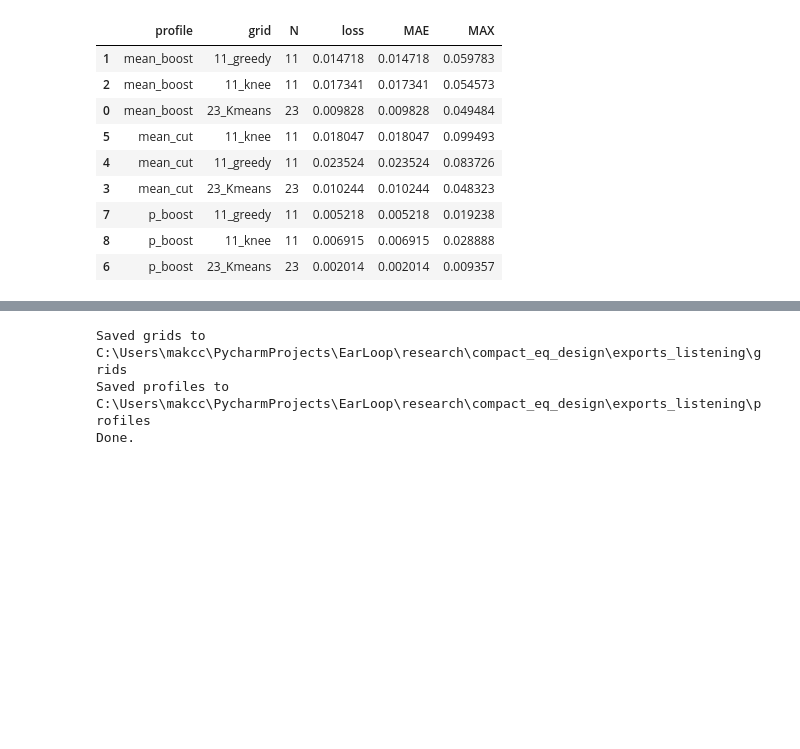
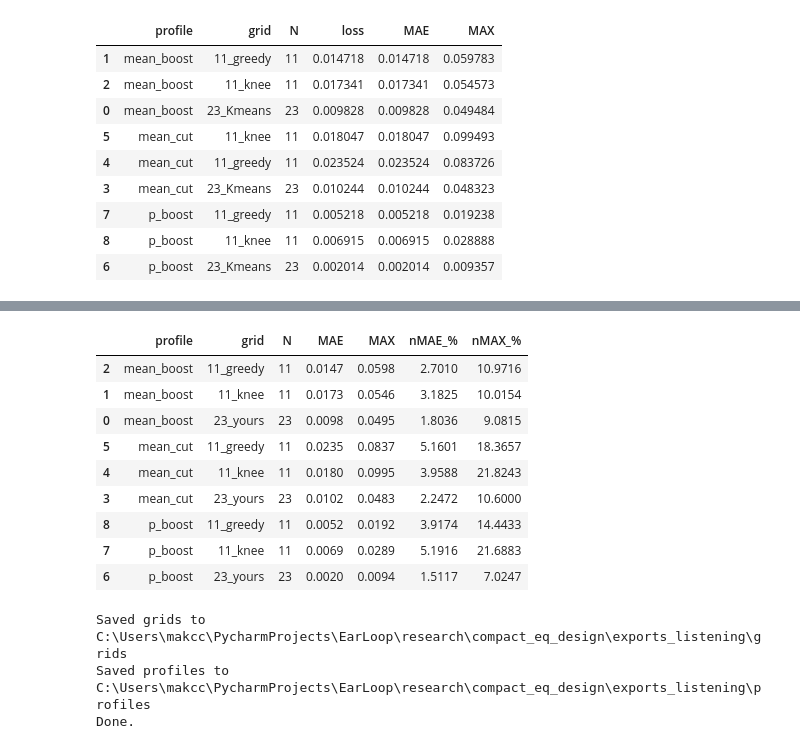
Before and after one commit to Parcart/EarLoop, a Jupyter notebook: research/compact_eq_design/compact_eq_design.ipynb, the cells around one changed output, grey strips where cells are left out. Drawn from its saved outputs; the diff is of its cells as text; code cells hidden in the pictures; blank space fills up the shorter version.

```diff
--- a/research/compact_eq_design/compact_eq_design.ipynb
+++ b/research/compact_eq_design/compact_eq_design.ipynb
@@ -1501,4 +1560,20 @@ print("Saved:", (OUT / "roundtrip_40_23_11_compare.csv").resolve())
 Saved: C:\Users\makcc\PycharmProjects\EarLoop\research\compact_eq_design\robustness_out\roundtrip_40_23_11_compare.csv
+# %%
+keep_cols = ["profile","grid","N","MAE","MAX","nMAE_%","nMAX_%"]
+df_pub = df[keep_cols].copy()
+df_pub[["MAE","MAX","nMAE_%","nMAX_%"]] = df_pub[["MAE","MAX","nMAE_%","nMAX_%"]].round(4)
+display(df_pub)
+# %% [output]
+|  | profile | grid | N | MAE | MAX | nMAE_% | nMAX_% |
+| 2 | mean_boost | 11_greedy | 11 | 0.0147 | 0.0598 | 2.7010 | 10.9716 |
+| 1 | mean_boost | 11_knee | 11 | 0.0173 | 0.0546 | 3.1825 | 10.0154 |
+| 0 | mean_boost | 23_yours | 23 | 0.0098 | 0.0495 | 1.8036 | 9.0815 |
+| 5 | mean_cut | 11_greedy | 11 | 0.0235 | 0.0837 | 5.1601 | 18.3657 |
+| 4 | mean_cut | 11_knee | 11 | 0.0180 | 0.0995 | 3.9588 | 21.8243 |
+| 3 | mean_cut | 23_yours | 23 | 0.0102 | 0.0483 | 2.2472 | 10.6000 |
+| 8 | p_boost | 11_greedy | 11 | 0.0052 | 0.0192 | 3.9174 | 14.4433 |
+| 7 | p_boost | 11_knee | 11 | 0.0069 | 0.0289 | 5.1916 | 21.6883 |
+| 6 | p_boost | 23_yours | 23 | 0.0020 | 0.0094 | 1.5117 | 7.0247 |
 # %%
 import numpy as np
 import pandas as pd
```
Also changed, not shown: parts of 9 cells of this notebook, 18 other files.
